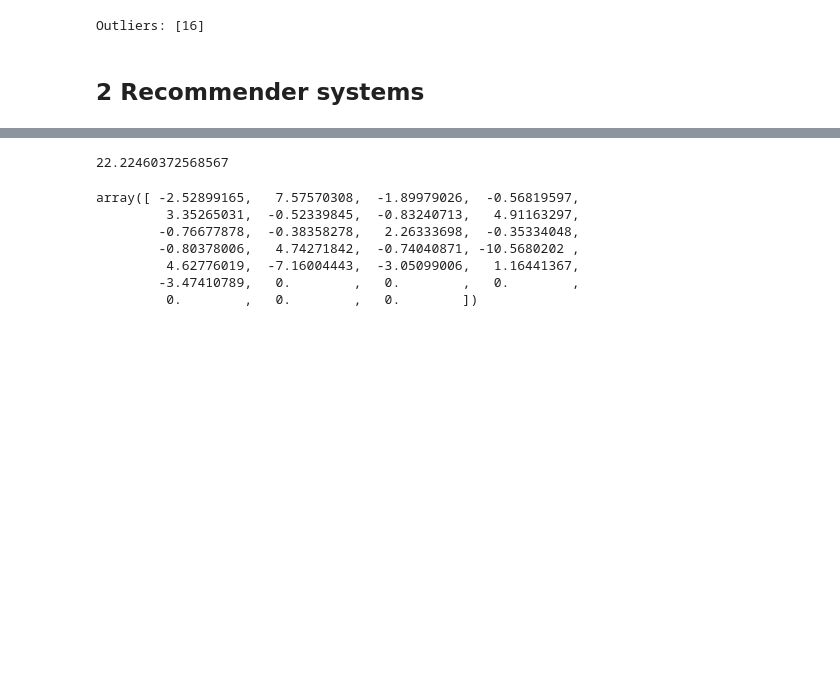
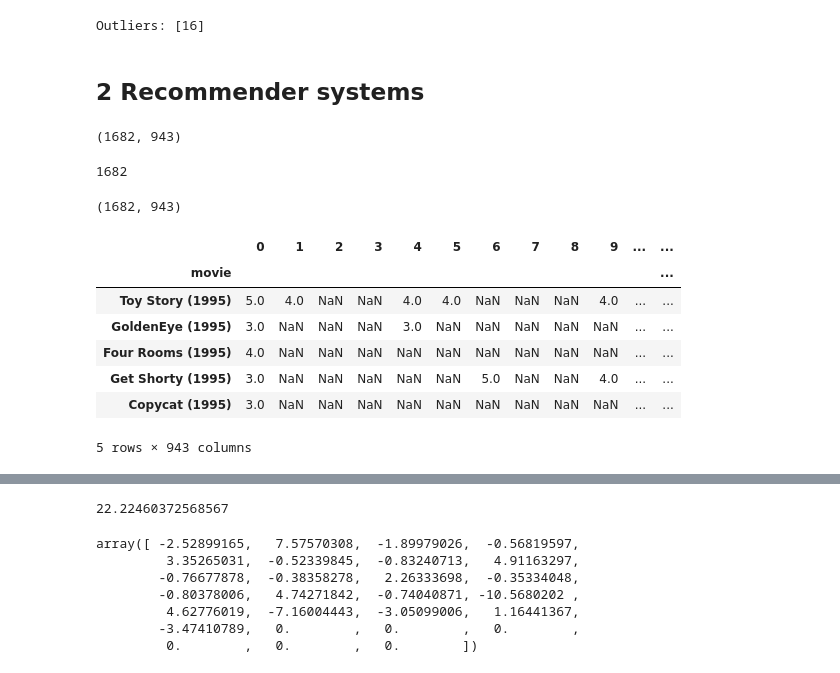
Before and after one commit to wesbarnett/MachineLearning, a Jupyter notebook: ex8/Anomaly Detection and Recommender Systems.ipynb, the cells around one changed output, grey strips where cells are left out. Saved outputs shown, nothing was run; the diff lists cells and outputs as text; code cells hidden in the pictures; blank space fills up the shorter version.

```diff
--- a/ex8/Anomaly Detection and Recommender Systems.ipynb
+++ b/ex8/Anomaly Detection and Recommender Systems.ipynb
@@ -104,3 +104,7 @@ Outliers: [16]
 df = sio.loadmat('ex8_movies.mat')
 Y = df['Y']
 R = df['R']
+# %%
+Y.shape
+# %% [output]
+(1682, 943)
@@ -106,0 +114,4 @@ R = df['R']
+# %%
+len(movieList)
+# %% [output]
+1682
@@ -107 +123,16 @@ R = df['R']
+# %%
+Y.shape
+# %% [output]
+(1682, 943)
+# %%
+Y.head()
+# %% [output]
+|  | 0 | 1 | 2 | 3 | 4 | 5 | 6 | 7 | 8 | 9 | ... | ... |
+| movie |  |  |  |  |  |  |  |  |  |  |  | ... |
+| Toy Story (1995) | 5.0 | 4.0 | NaN | NaN | 4.0 | 4.0 | NaN | NaN | NaN | 4.0 | ... | ... |
+| GoldenEye (1995) | 3.0 | NaN | NaN | NaN | 3.0 | NaN | NaN | NaN | NaN | NaN | ... | ... |
+| Four Rooms (1995) | 4.0 | NaN | NaN | NaN | NaN | NaN | NaN | NaN | NaN | NaN | ... | ... |
+| Get Shorty (1995) | 3.0 | NaN | NaN | NaN | NaN | NaN | 5.0 | NaN | NaN | 4.0 | ... | ... |
+| Copycat (1995) | 3.0 | NaN | NaN | NaN | NaN | NaN | NaN | NaN | NaN | NaN | ... | ... |
+5 rows × 943 columns
 # %% [markdown]
```
Also changed, not shown: parts of 34 cells of this notebook.
